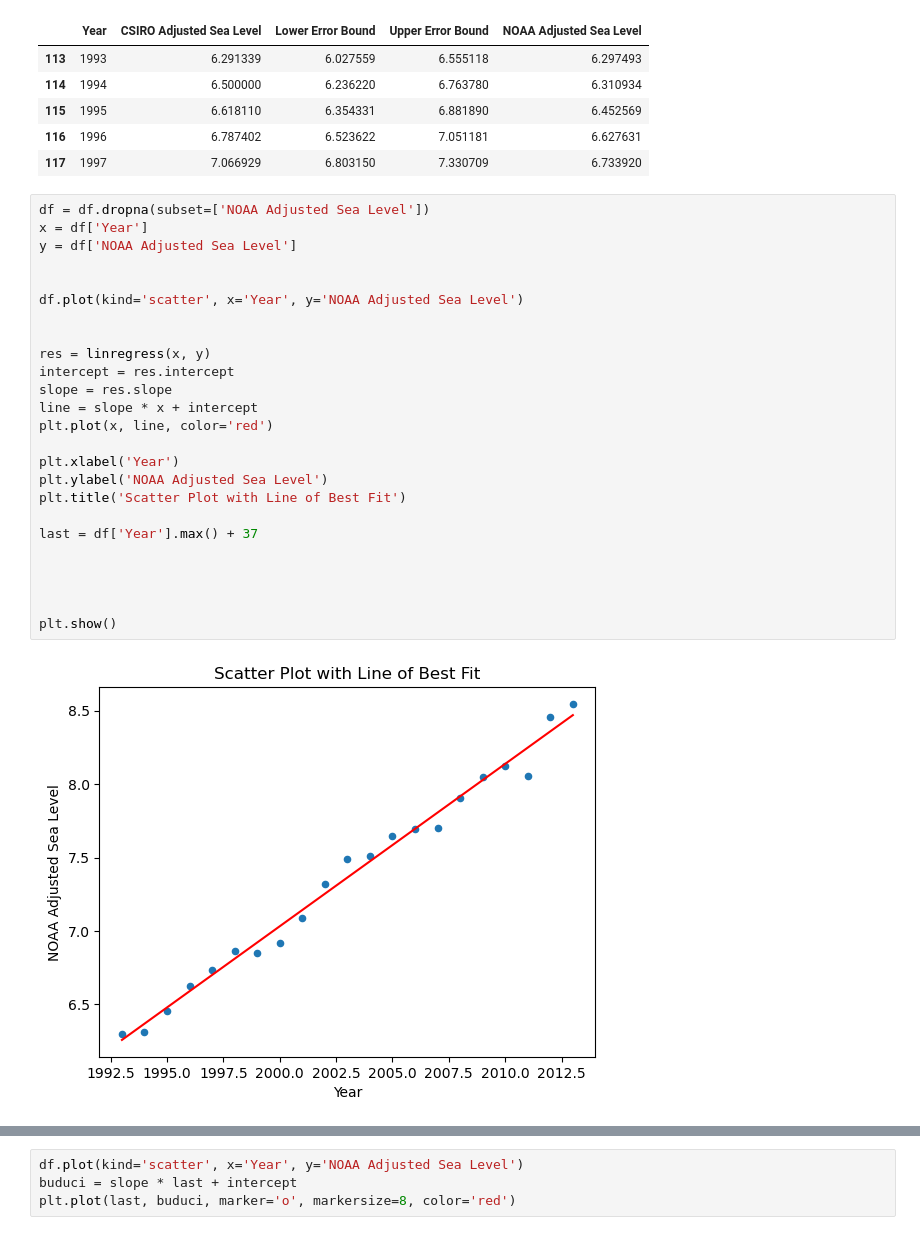
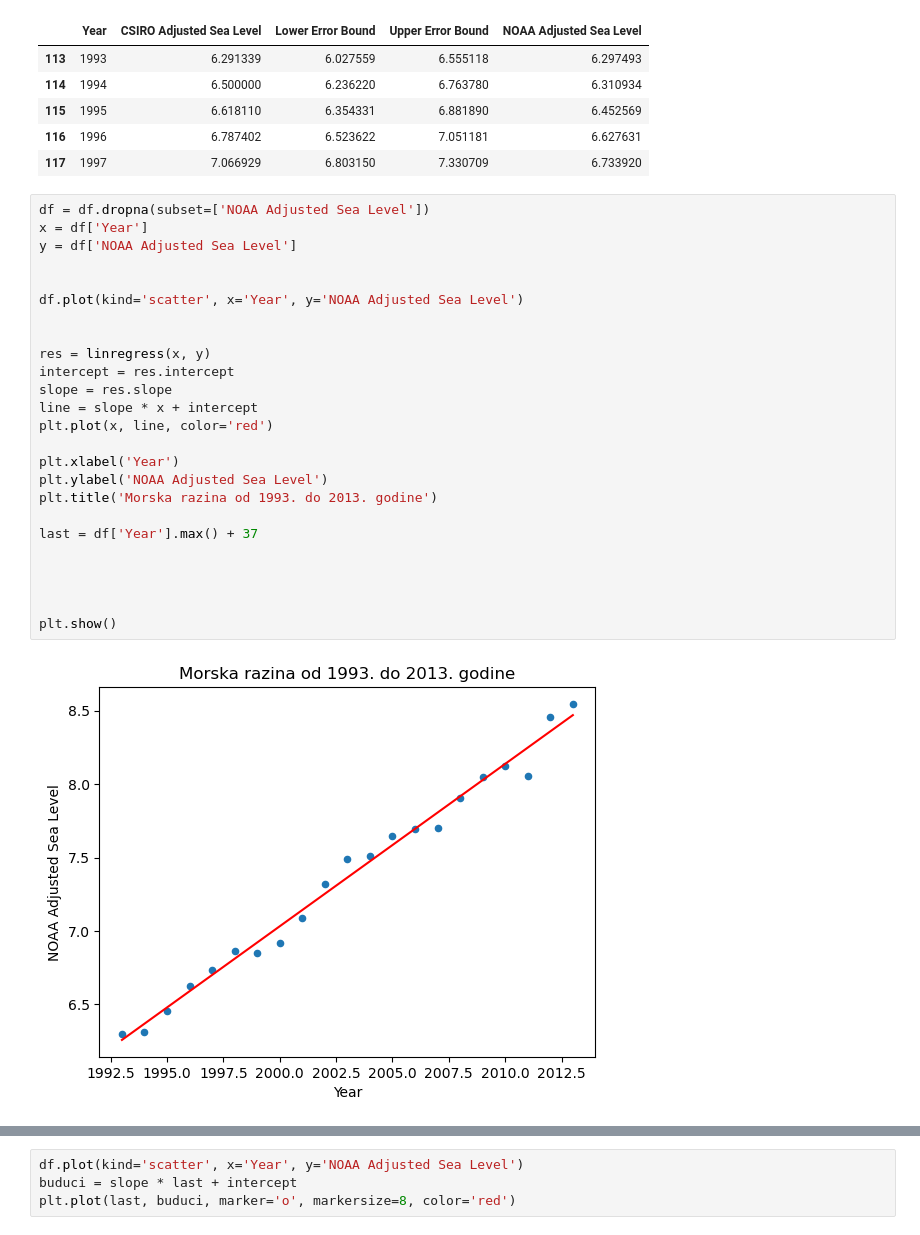
Before and after one commit to elvin52/Demografska-analiza, a Jupyter notebook: sea-level.ipynb, the cells around one changed output, grey strips where cells are left out. Cells and saved outputs as stored; diff of their text form.

```diff
--- a/sea-level.ipynb
+++ b/sea-level.ipynb
@@ -17,27 +17,27 @@ df.head()
 # %%
 df = df.dropna(subset=['NOAA Adjusted Sea Level'])
 x = df['Year']
 y = df['NOAA Adjusted Sea Level']
 
 
 df.plot(kind='scatter', x='Year', y='NOAA Adjusted Sea Level')
 
 
 res = linregress(x, y)
 intercept = res.intercept
 slope = res.slope
 line = slope * x + intercept
 plt.plot(x, line, color='red')
 
 plt.xlabel('Year')
 plt.ylabel('NOAA Adjusted Sea Level')
-plt.title('Scatter Plot with Line of Best Fit')
+plt.title('Morska razina od 1993. do 2013. godine')
 
 last = df['Year'].max() + 37
 
 
 
 
 plt.show()
 # %% [output]
-[figure, old version]
+[figure, new version]
```
Also changed, not shown: parts of 5 cells of this notebook.
